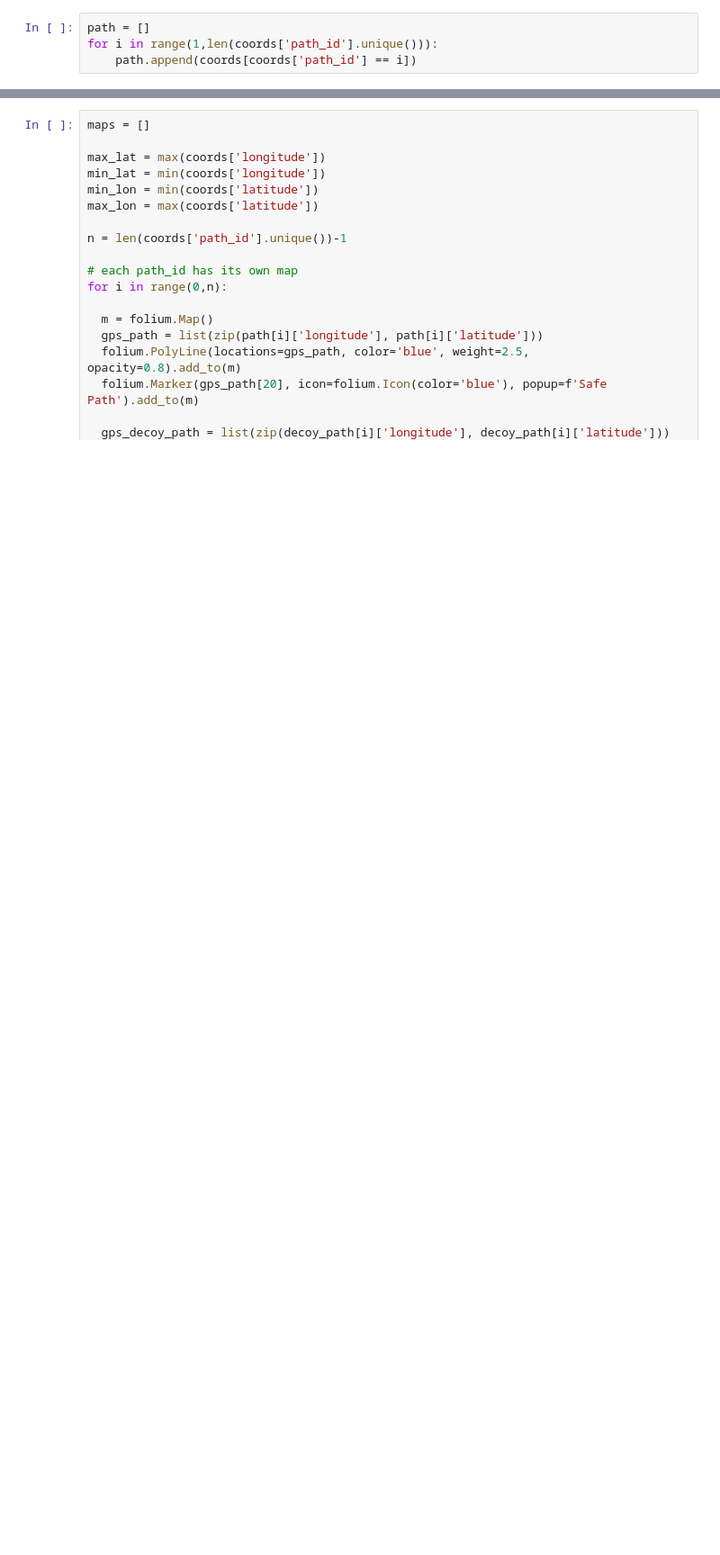
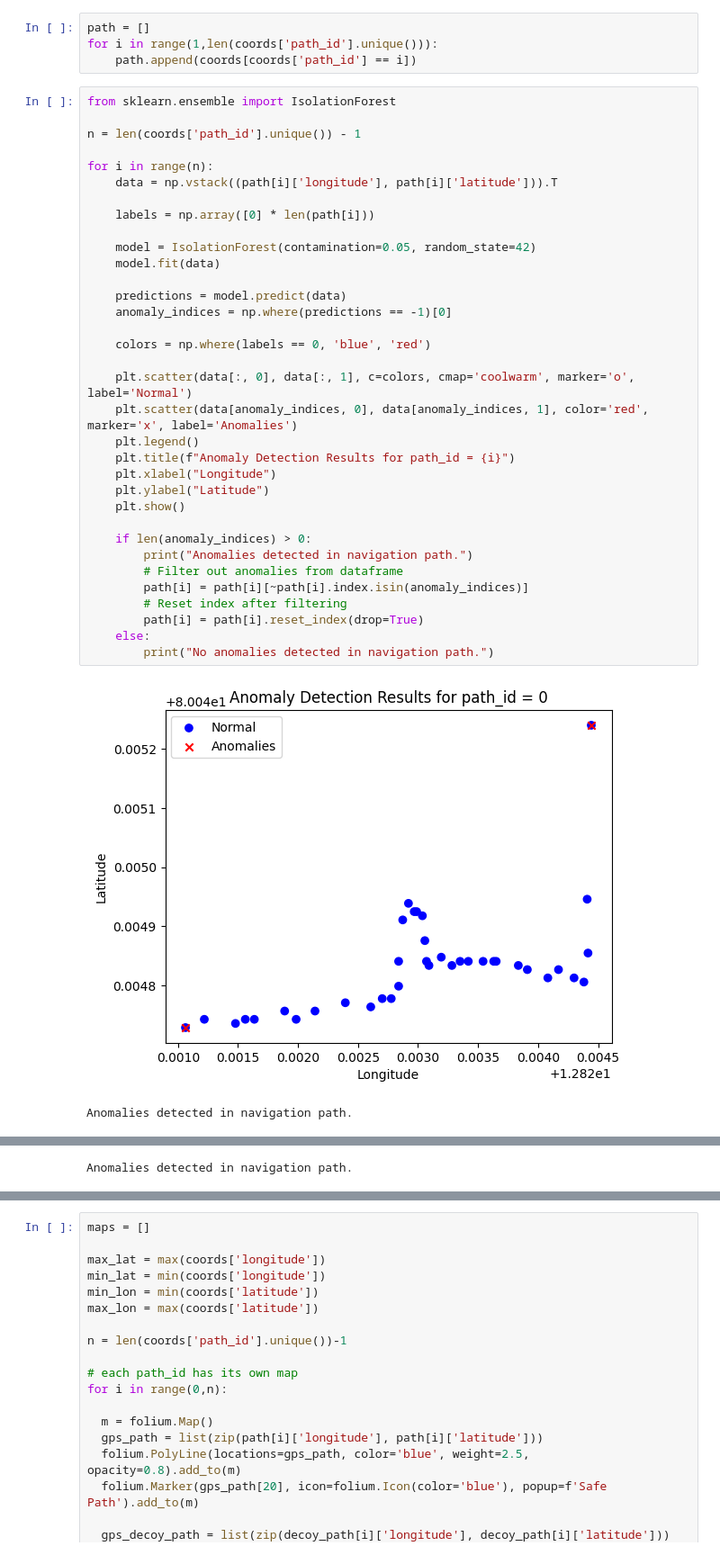
Before and after one commit to bryaanabraham/Wandering_Guardian, a Jupyter notebook: ML Implementation/ML_Navigation_Model.ipynb, the cells around one changed output, grey strips where cells are left out. Shown at 90% size. Drawn from its saved outputs; the diff is of its cells as text; blank space fills up the shorter version.

```diff
--- a/ML Implementation/ML_Navigation_Model.ipynb
+++ b/ML Implementation/ML_Navigation_Model.ipynb
@@ -22,3 +27,40 @@ coords.head()
 path = []
 for i in range(1,len(coords['path_id'].unique())):
     path.append(coords[coords['path_id'] == i])
+# %%
+from sklearn.ensemble import IsolationForest
+
+n = len(coords['path_id'].unique()) - 1
+
+for i in range(n):
+    data = np.vstack((path[i]['longitude'], path[i]['latitude'])).T
+
+    labels = np.array([0] * len(path[i]))
+
+    model = IsolationForest(contamination=0.05, random_state=42)
+    model.fit(data)
+
+    predictions = model.predict(data)
+    anomaly_indices = np.where(predictions == -1)[0]
+
+    colors = np.where(labels == 0, 'blue', 'red')
+
+    plt.scatter(data[:, 0], data[:, 1], c=colors, cmap='coolwarm', marker='o', label='Normal')
+    plt.scatter(data[anomaly_indices, 0], data[anomaly_indices, 1], color='red', marker='x', label='Anomalies')
+    plt.legend()
+    plt.title(f"Anomaly Detection Results for path_id = {i}")
+    plt.xlabel("Longitude")
+    plt.ylabel("Latitude")
+    plt.show()
+
+    if len(anomaly_indices) > 0:
+        print("Anomalies detected in navigation path.")
+        # Filter out anomalies from dataframe
+        path[i] = path[i][~path[i].index.isin(anomaly_indices)]
+        # Reset index after filtering
+        path[i] = path[i].reset_index(drop=True)
+    else:
+        print("No anomalies detected in navigation path.")
+# %% [output]
+[figure, added]
+Anomalies detected in navigation path.
@@ -24,0 +68 @@ for i in range(1,len(coords['path_id'].unique())):
+Anomalies detected in navigation path.
```
Also changed, not shown: parts of 8 cells of this notebook.
